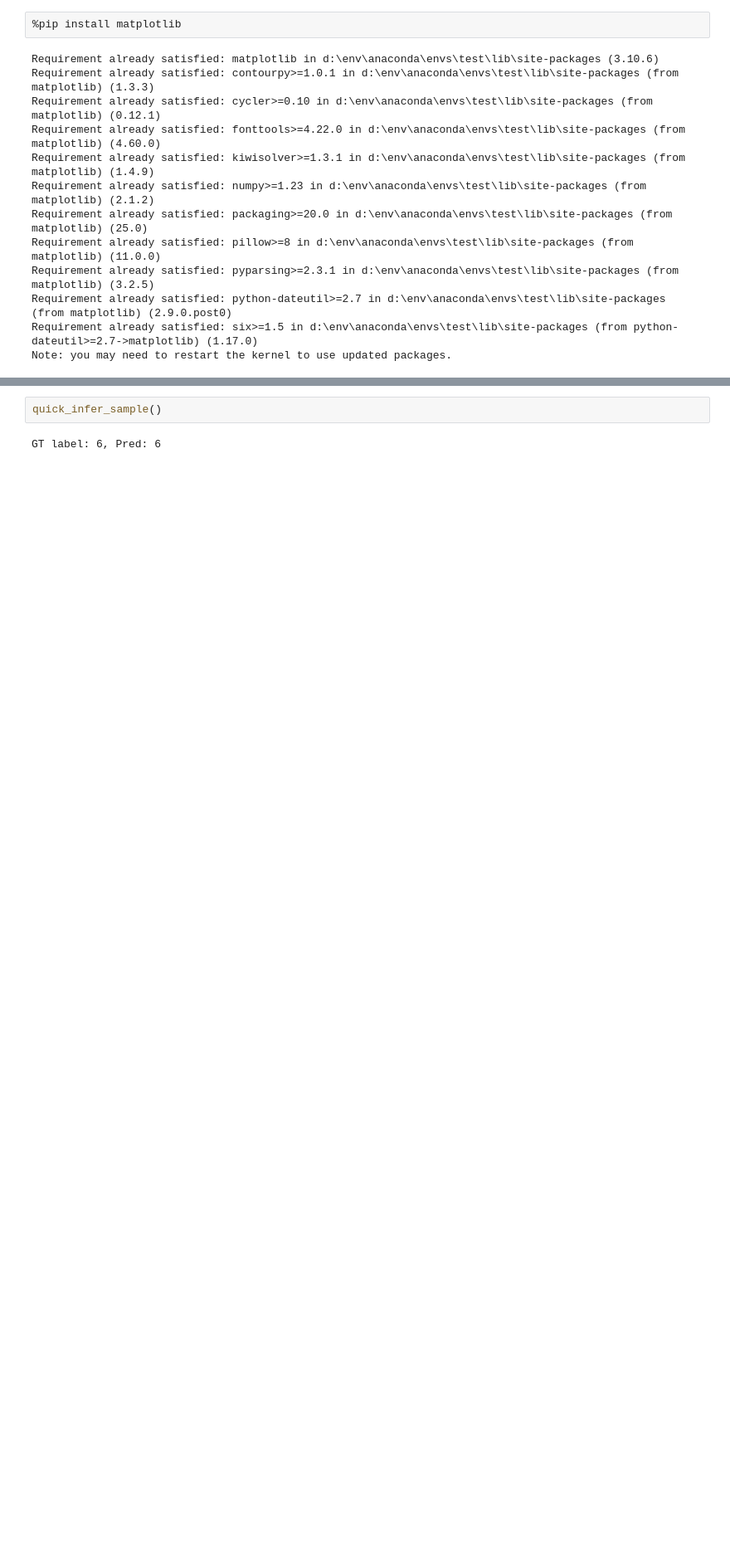
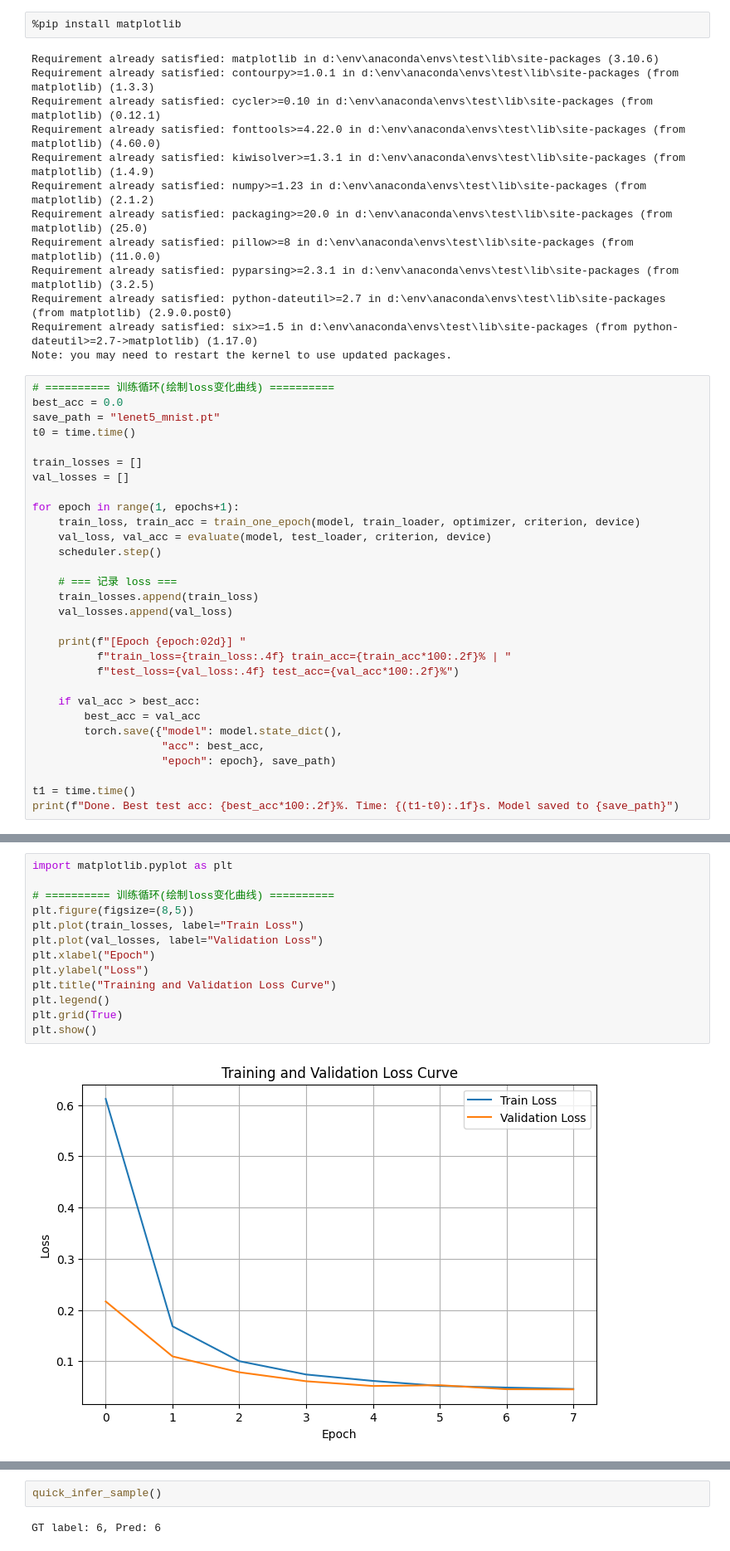
Before and after one commit to ic-alter/pytorch-demo, a Jupyter notebook: LeNet-5.ipynb, the cells around one changed output, grey strips where cells are left out. Shown at 83% size. Saved outputs shown, nothing was run; the diff lists cells and outputs as text; blank space fills up the shorter version.

```diff
--- a/LeNet-5.ipynb
+++ b/LeNet-5.ipynb
@@ -196,3 +196,33 @@ Requirement already satisfied: pyparsing>=2.3.1 in d:\env\anaconda\envs\test\lib
 Requirement already satisfied: python-dateutil>=2.7 in d:\env\anaconda\envs\test\lib\site-packages (from matplotlib) (2.9.0.post0)
 Requirement already satisfied: six>=1.5 in d:\env\anaconda\envs\test\lib\site-packages (from python-dateutil>=2.7->matplotlib) (1.17.0)
 Note: you may need to restart the kernel to use updated packages.
+# %%
+# ========== 训练循环(绘制loss变化曲线) ==========
+best_acc = 0.0
+save_path = "lenet5_mnist.pt"
+t0 = time.time()
+
+train_losses = []
+val_losses = []
+
+for epoch in range(1, epochs+1):
+    train_loss, train_acc = train_one_epoch(model, train_loader, optimizer, criterion, device)
+    val_loss, val_acc = evaluate(model, test_loader, criterion, device)
+    scheduler.step()
+
+    # === 记录 loss ===
+    train_losses.append(train_loss)
+    val_losses.append(val_loss)
+
+    print(f"[Epoch {epoch:02d}] "
+          f"train_loss={train_loss:.4f} train_acc={train_acc*100:.2f}% | "
+          f"test_loss={val_loss:.4f} test_acc={val_acc*100:.2f}%")
+
+    if val_acc > best_acc:
+        best_acc = val_acc
+        torch.save({"model": model.state_dict(),
+                    "acc": best_acc,
+                    "epoch": epoch}, save_path)
+
+t1 = time.time()
+print(f"Done. Best test acc: {best_acc*100:.2f}%. Time: {(t1-t0):.1f}s. Model saved to {save_path}")
@@ -199,3 +239,18 @@ Note: you may need to restart the kernel to use updated packages.
+# %%
+import matplotlib.pyplot as plt
+
+# ========== 训练循环(绘制loss变化曲线) ==========
+plt.figure(figsize=(8,5))
+plt.plot(train_losses, label="Train Loss")
+plt.plot(val_losses, label="Validation Loss")
+plt.xlabel("Epoch")
+plt.ylabel("Loss")
+plt.title("Training and Validation Loss Curve")
+plt.legend()
+plt.grid(True)
+plt.show()
+# %% [output]
+[figure, added]
 # %%
 import matplotlib.pyplot as plt
 
```
Also changed, not shown: parts of 2 cells of this notebook, 3 other files.
